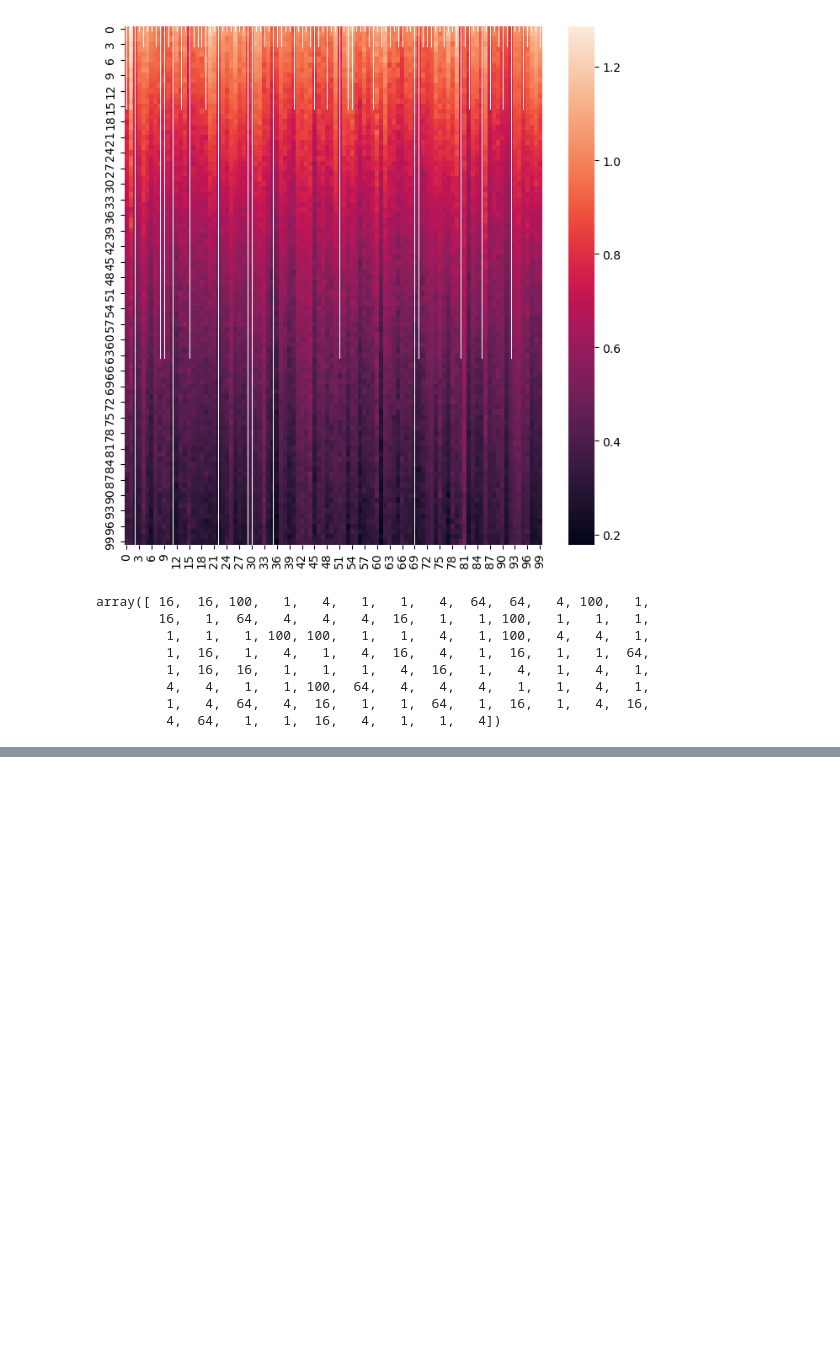
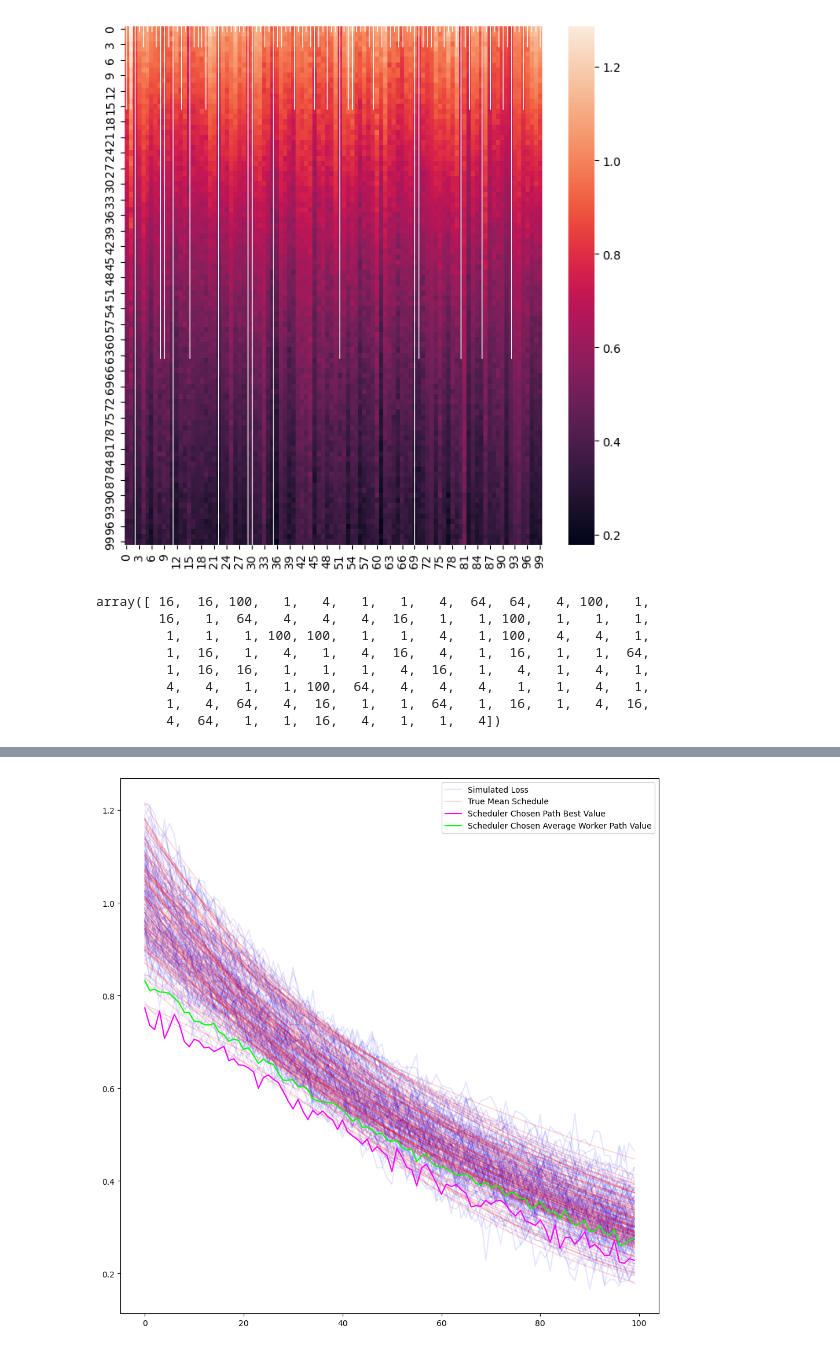
Before and after one commit to aakamishra/phoss, a Jupyter notebook: tune_analysis.ipynb, the cells around one changed output, grey strips where cells are left out. Saved outputs shown, nothing was run; the diff lists cells and outputs as text; code cells hidden in the pictures; blank space fills up the shorter version.

```diff
--- a/tune_analysis.ipynb
+++ b/tune_analysis.ipynb
@@ -187,0 +210,19 @@ array([ 16,  16, 100,   1,   4,   1,   1,   4,  64,  64,   4, 100,   1,
+# %%
+from collections import OrderedDict
+
+max_num_epochs = len(simulated_loss)
+time_range = list(range(max_num_epochs))
+plt.figure(figsize=(12, 12))
+plt.plot(time_range,simulated_loss, alpha=0.1, color="blue", label="Simulated Loss")
+plt.plot(time_range, true_loss, alpha=0.15, color="red", label="True Mean Schedule")
+best_path = total_data_file.groupby("training_iteration")["loss"].min().values
+plt.plot(time_range, best_path, label="Scheduler Chosen Path Best Value", color="magenta")
+best_average_worker_path = total_data_file.groupby("training_iteration")["loss"].apply(lambda x: x.nsmallest(8).mean())
+plt.plot(time_range, best_average_worker_path, label="Scheduler Chosen Average Worker Path Value", color="lime")
+
+handles, labels = plt.gca().get_legend_handles_labels()
+by_label = OrderedDict(zip(labels, handles))
+plt.legend(by_label.values(), by_label.keys())
+plt.show()
+# %% [output]
+[figure, added]
```
Also changed, not shown: parts of 4 cells of this notebook, 1 other file.
